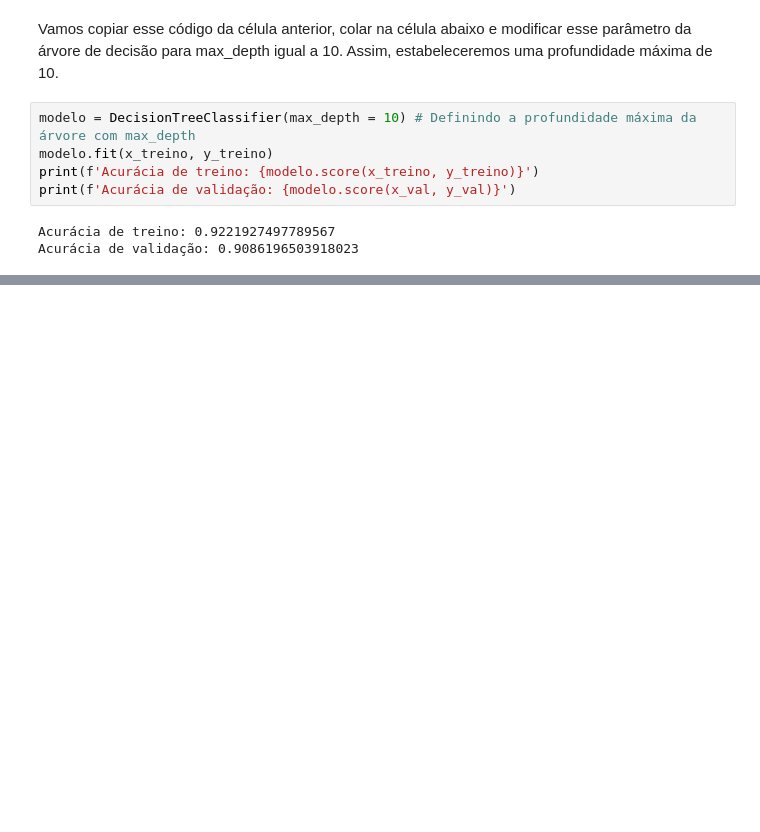
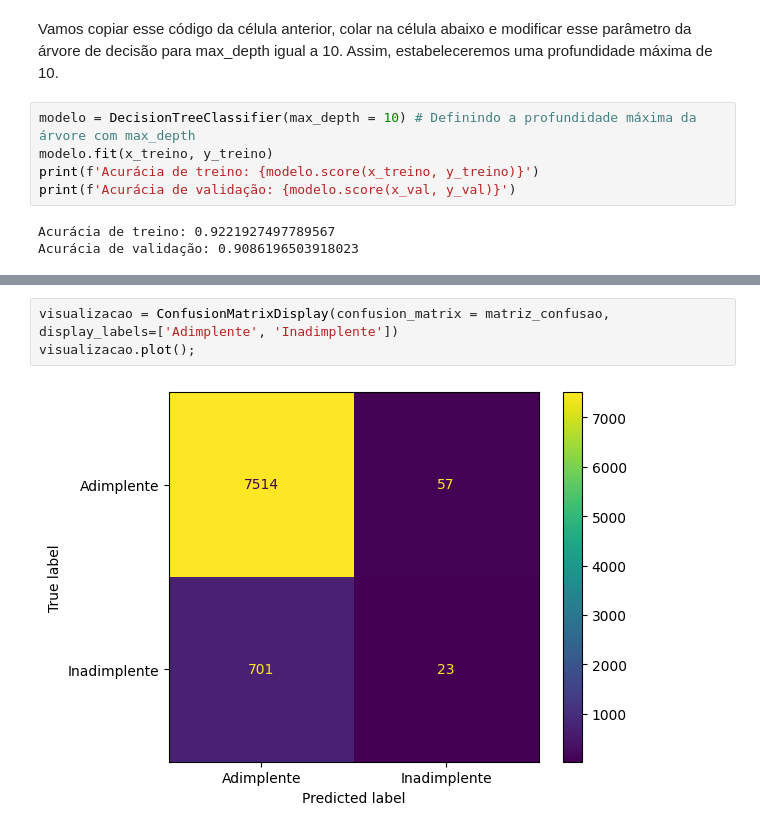
Before and after one commit to JCrpa/curso17_classificacao_validacao_de_modelos_metricas_de_avaliacao, a Jupyter notebook: projeto_inicial_classificacao_validacao_e_metricas.ipynb, the cells around one changed output, grey strips where cells are left out. Cells and saved outputs as stored; diff of their text form; blank space fills up the shorter version.

```diff
--- a/projeto_inicial_classificacao_validacao_e_metricas.ipynb
+++ b/projeto_inicial_classificacao_validacao_e_metricas.ipynb
@@ -106,0 +129,5 @@ Acurácia de validação: 0.9086196503918023
+# %%
+visualizacao = ConfusionMatrixDisplay(confusion_matrix = matriz_confusao, display_labels=['Adimplente', 'Inadimplente'])
+visualizacao.plot();
+# %% [output]
+[figure, added]
```
Also changed, not shown: parts of 6 cells of this notebook.
